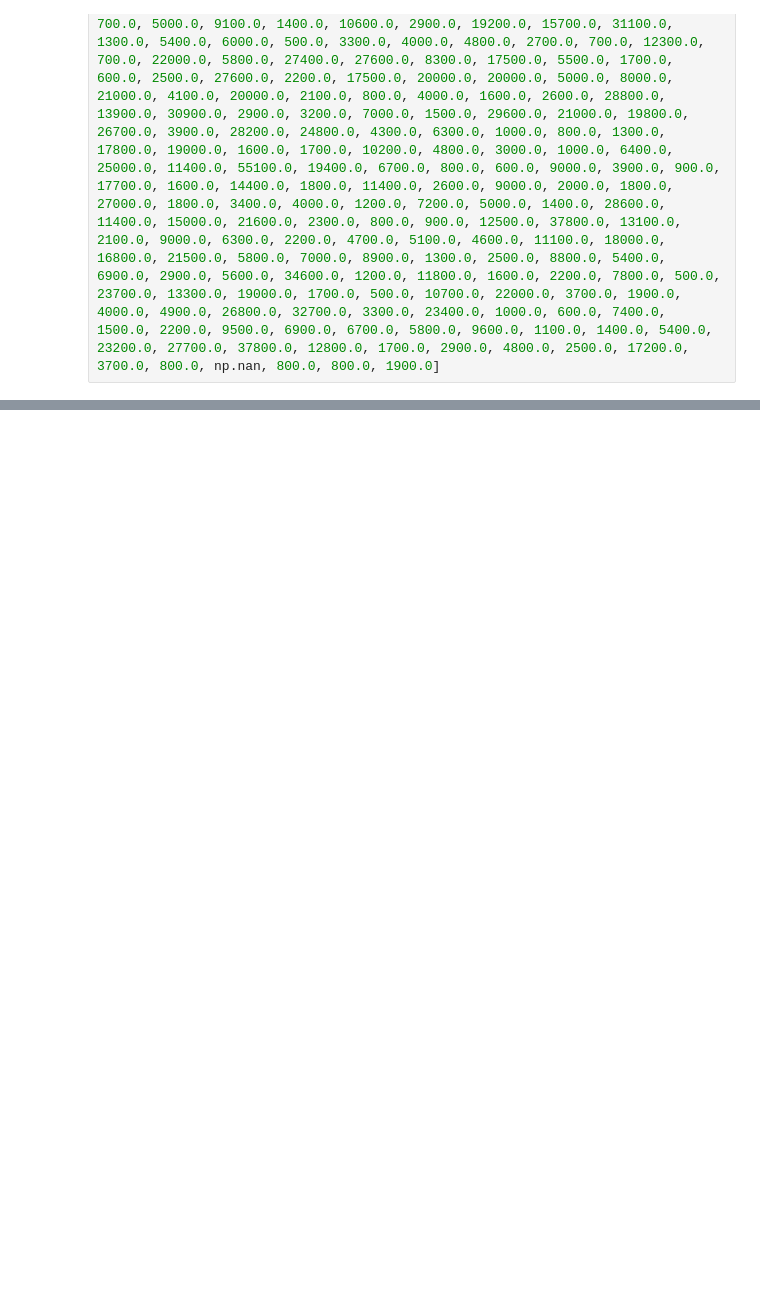
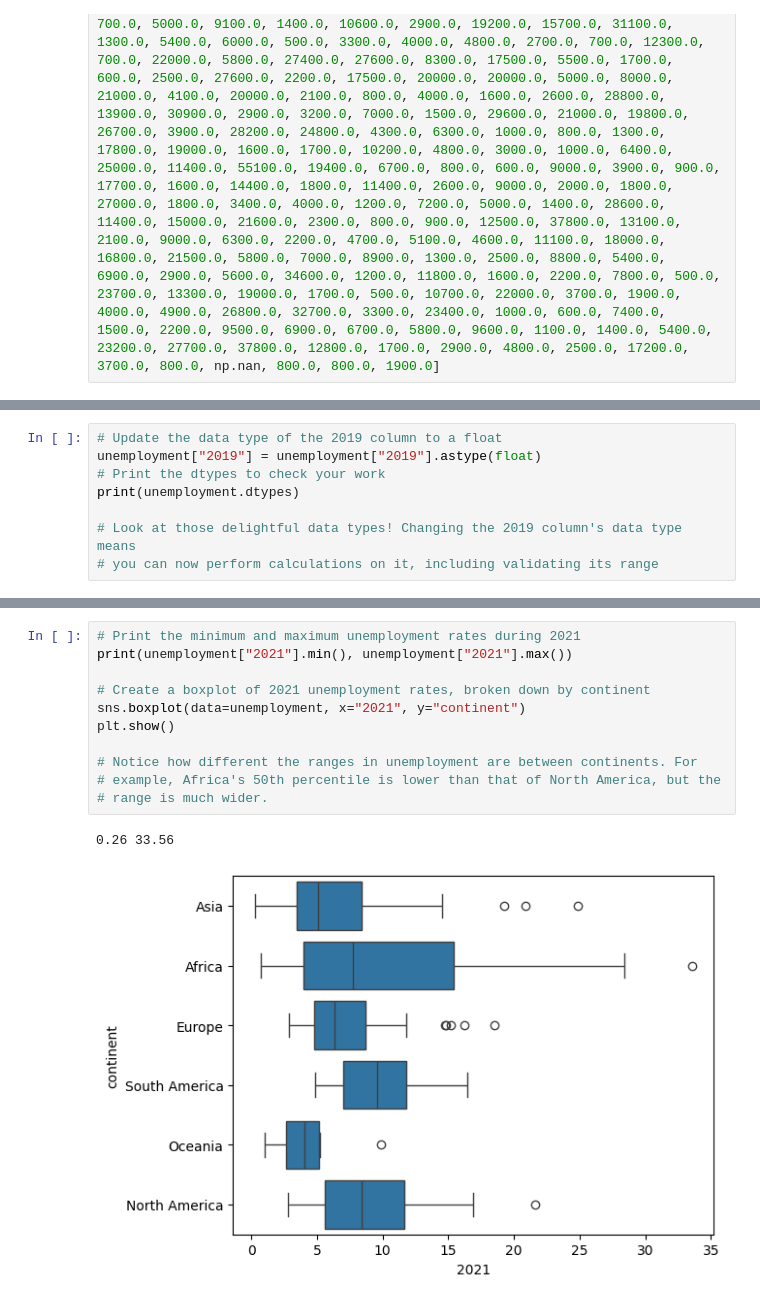
Before and after one commit to Rohanrathod7/my-ds-labs, a Jupyter notebook: 14_Exploratory_Data_Analysis_in_Python/01_Getting_to_Know_a_Dataset.ipynb, the cells around one changed output, grey strips where cells are left out. Drawn from its saved outputs; the diff is of its cells as text; blank space fills up the shorter version.

```diff
--- a/14_Exploratory_Data_Analysis_in_Python/01_Getting_to_Know_a_Dataset.ipynb
+++ b/14_Exploratory_Data_Analysis_in_Python/01_Getting_to_Know_a_Dataset.ipynb
@@ -26,0 +107,8 @@ plt.show()
+# %%
+# Update the data type of the 2019 column to a float
+unemployment["2019"] = unemployment["2019"].astype(float)
+# Print the dtypes to check your work
+print(unemployment.dtypes)
+
+# Look at those delightful data types! Changing the 2019 column's data type means
+# you can now perform calculations on it, including validating its range
@@ -26,0 +154,14 @@ plt.show()
+# %%
+# Print the minimum and maximum unemployment rates during 2021
+print(unemployment["2021"].min(), unemployment["2021"].max())
+
+# Create a boxplot of 2021 unemployment rates, broken down by continent
+sns.boxplot(data=unemployment, x="2021", y="continent")
+plt.show()
+
+# Notice how different the ranges in unemployment are between continents. For
+# example, Africa's 50th percentile is lower than that of North America, but the
+# range is much wider.
+# %% [output]
+0.26 33.56
+[figure, added]
```
Also changed, not shown: parts of 27 cells of this notebook.
